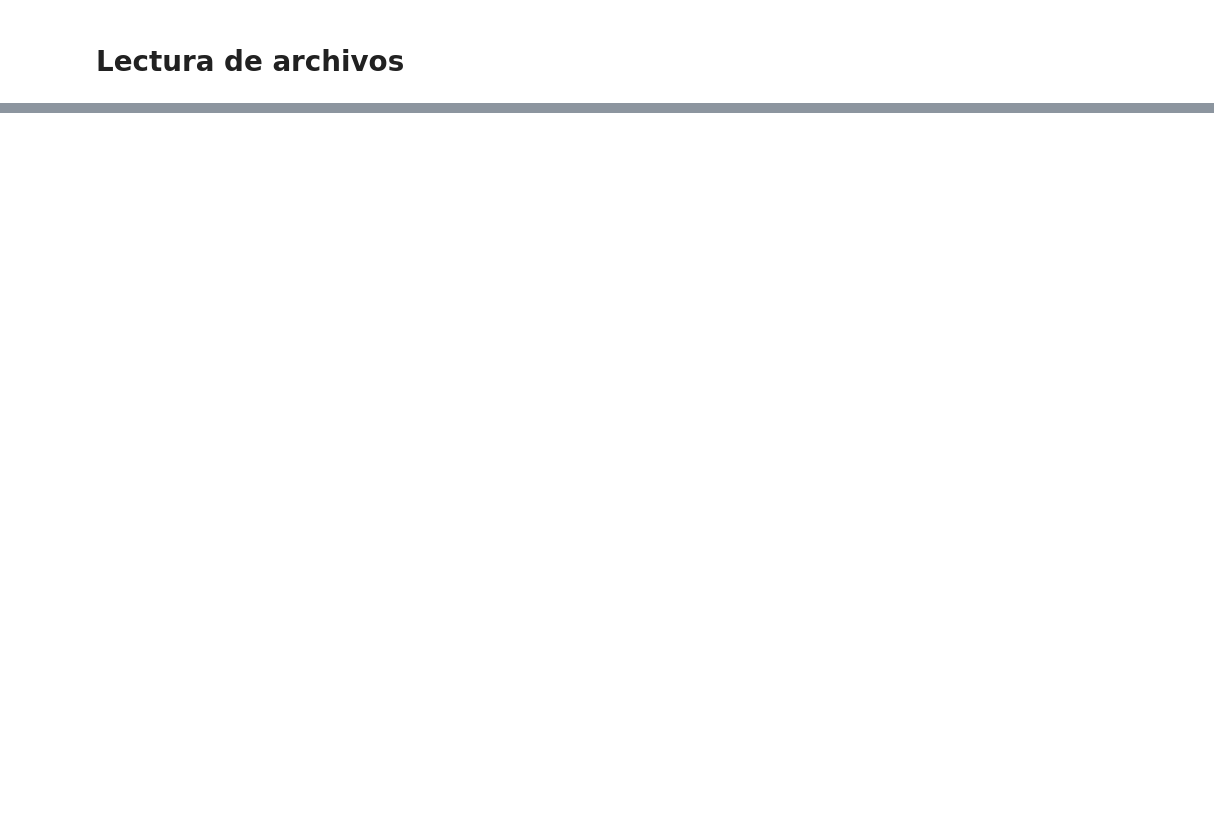
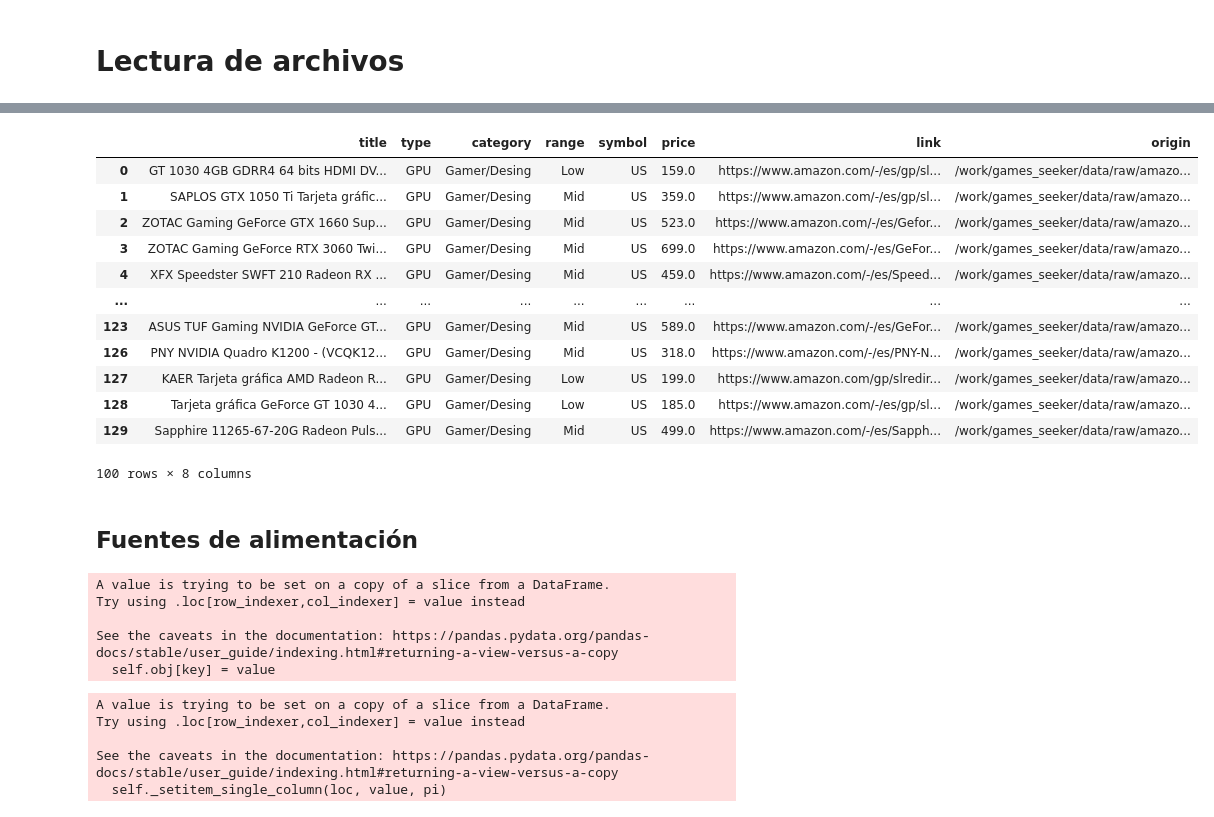
Before and after one commit to sgg10/games_seeker, a Jupyter notebook: notebooks/preprocessing/01_initial.ipynb, the cells around one changed output, grey strips where cells are left out. Cells and saved outputs as stored; diff of their text form; code cells hidden in the pictures; blank space fills up the shorter version.

```diff
--- a/notebooks/preprocessing/01_initial.ipynb
+++ b/notebooks/preprocessing/01_initial.ipynb
@@ -40,0 +235,2 @@ dfs, nw = read_datasets(files)
+# %%
+gpu_df.loc[:, "category"] = 'Gamer/Desing'
@@ -40,0 +253,5 @@ dfs, nw = read_datasets(files)
+# %%
+gpu_df.loc[:, "range"] = ""
+gpu_df.loc[gpu_df["price"] <= 250, "range"] = "Low"
+gpu_df.loc[(gpu_df["price"] > 250) & (gpu_df["price"] <= 700), "range"] = "Mid"
+gpu_df.loc[gpu_df["price"] > 700, "range"] = "High"
@@ -40,0 +269,20 @@ dfs, nw = read_datasets(files)
+# %%
+dfs["amazon_tarjetas_graficas.csv"] = gpu_df[ORDERED_COLUMNS]
+# %%
+dfs["amazon_tarjetas_graficas.csv"]
+# %% [output]
+|  | title | type | category | range | symbol | price | link | origin |
+| 0 | GT 1030 4GB GDRR4 64 bits HDMI DV... | GPU | Gamer/Desing | Low | US | 159.0 | https://www.amazon.com/-/es/gp/sl... | /work/games_seeker/data/raw/amazo... |
+| 1 | SAPLOS GTX 1050 Ti Tarjeta gráfic... | GPU | Gamer/Desing | Mid | US | 359.0 | https://www.amazon.com/-/es/gp/sl... | /work/games_seeker/data/raw/amazo... |
+| 2 | ZOTAC Gaming GeForce GTX 1660 Sup... | GPU | Gamer/Desing | Mid | US | 523.0 | https://www.amazon.com/-/es/Gefor... | /work/games_seeker/data/raw/amazo... |
+| 3 | ZOTAC Gaming GeForce RTX 3060 Twi... | GPU | Gamer/Desing | Mid | US | 699.0 | https://www.amazon.com/-/es/GeFor... | /work/games_seeker/data/raw/amazo... |
+| 4 | XFX Speedster SWFT 210 Radeon RX ... | GPU | Gamer/Desing | Mid | US | 459.0 | https://www.amazon.com/-/es/Speed... | /work/games_seeker/data/raw/amazo... |
+| ... | ... | ... | ... | ... | ... | ... | ... | ... |
+| 123 | ASUS TUF Gaming NVIDIA GeForce GT... | GPU | Gamer/Desing | Mid | US | 589.0 | https://www.amazon.com/-/es/GeFor... | /work/games_seeker/data/raw/amazo... |
+| 126 | PNY NVIDIA Quadro K1200 - (VCQK12... | GPU | Gamer/Desing | Mid | US | 318.0 | https://www.amazon.com/-/es/PNY-N... | /work/games_seeker/data/raw/amazo... |
+| 127 | KAER Tarjeta gráfica AMD Radeon R... | GPU | Gamer/Desing | Low | US | 199.0 | https://www.amazon.com/gp/slredir... | /work/games_seeker/data/raw/amazo... |
+| 128 | Tarjeta gráfica GeForce GT 1030 4... | GPU | Gamer/Desing | Low | US | 185.0 | https://www.amazon.com/-/es/gp/sl... | /work/games_seeker/data/raw/amazo... |
+| 129 | Sapphire 11265-67-20G Radeon Puls... | GPU | Gamer/Desing | Mid | US | 499.0 | https://www.amazon.com/-/es/Sapph... | /work/games_seeker/data/raw/amazo... |
+100 rows × 8 columns
+# %% [markdown]
+## Fuentes de alimentación
@@ -40,0 +293,18 @@ dfs, nw = read_datasets(files)
+# %%
+power_df.loc[:, "type"] = "Power Supply"
+# %% [output]
+A value is trying to be set on a copy of a slice from a DataFrame.
+Try using .loc[row_indexer,col_indexer] = value instead
+
+See the caveats in the documentation: https://pandas.pydata.org/pandas-docs/stable/user_guide/indexing.html#returning-a-view-versus-a-copy
+  self.obj[key] = value
+# %%
+power_df.loc[:, "category"] = ""
+power_df.loc[power_df["price"] <= 250, "category"] = "Office"
+power_df.loc[power_df["price"] > 250, "category"] = "Gamer"
+# %% [output]
+A value is trying to be set on a copy of a slice from a DataFrame.
+Try using .loc[row_indexer,col_indexer] = value instead
+
+See the caveats in the documentation: https://pandas.pydata.org/pandas-docs/stable/user_guide/indexing.html#returning-a-view-versus-a-copy
+  self._setitem_single_column(loc, value, pi)
```
Also changed, not shown: parts of 86 cells of this notebook.
